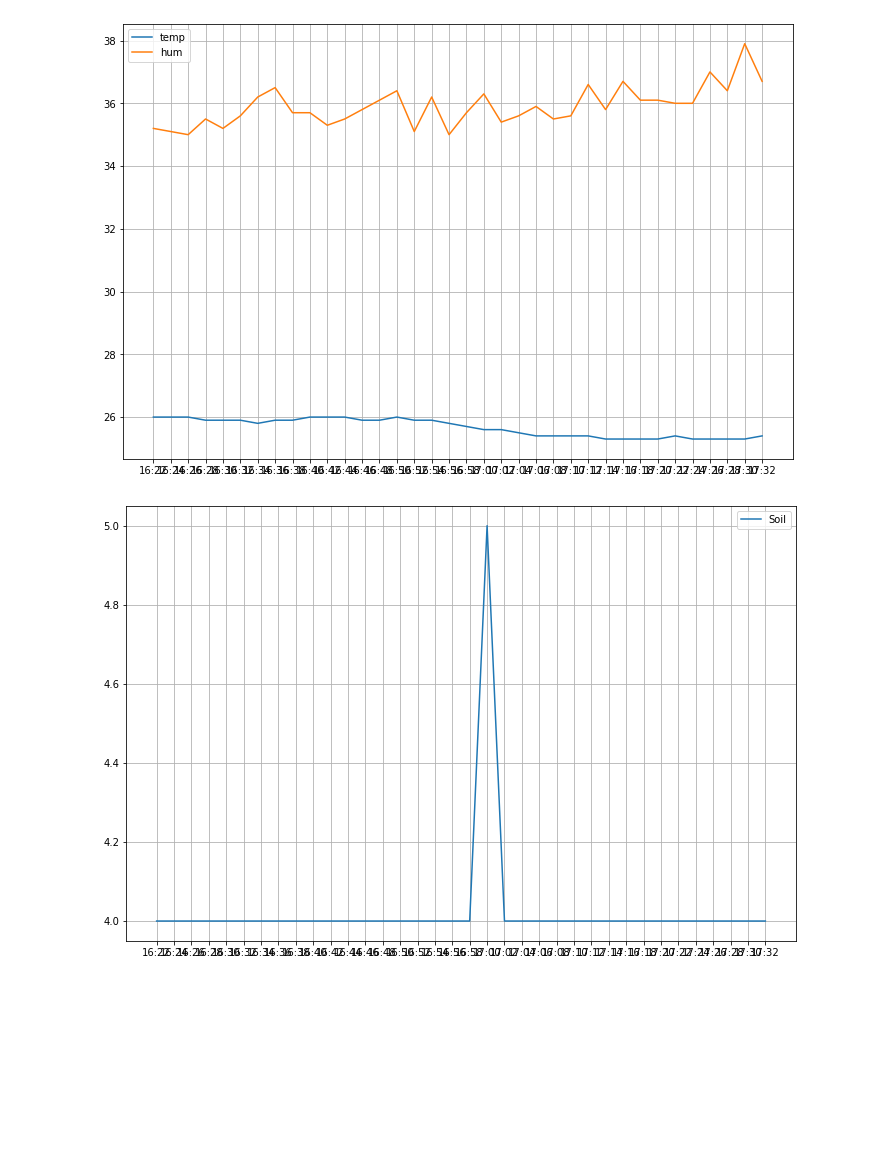
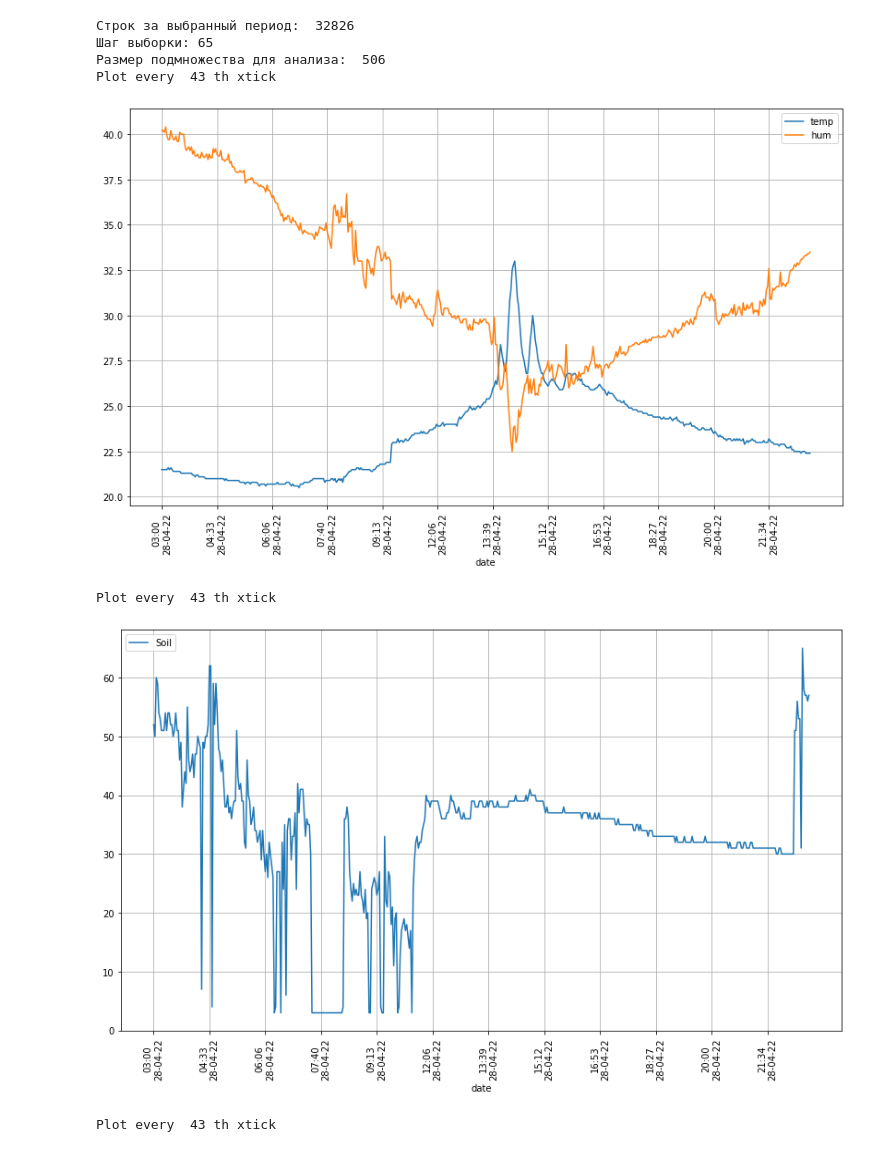
Before and after one commit to edirab/homemeteo-esp-01, a Jupyter notebook: analyze.ipynb, the cells around one changed output. Cells and saved outputs as stored; diff of their text form; code cells hidden in the pictures; blank space fills up the shorter version.

Commit message:
- Реализован  набор методов для анализа данных за произвольный период времени

```diff
--- a/analyze.ipynb
+++ b/analyze.ipynb
@@ -84,22 +130,34 @@ def plot_temp_hum(step=5):
-# %%
-plot_temp_hum(60)
-# %% [output]
-[figure, removed]
-# %%
-def plot_soil(step=1):
-    soil_min = soil[::step]
-
-    ts_min = ts[::step]
-    ts_min = [datetime.fromtimestamp(elem).strftime("%H:%M") for elem in ts_min]
-    #ts_min = list(map(datetime.fromtimestamp(elem).strftime("%H:%M"), ts_min ))
-
-    plt.figure(figsize=(12, 8))
-    plt.grid(True)
-    #plt.plot(ts[::30], lum1[::30])
-    plt.plot(ts_min, soil_min, label='Soil')
-    #plt.scatter(ts_min, soil_min, label='Soil')
-    plt.legend()
-# %%
-plot_soil(60)
-# %% [output]
-[figure, removed]
+# %%
+def statistics_for_period():
+    ts1 = datetime_to_timestamp(2022, 4, 28)
+    ts2 = datetime_to_timestamp(2022, 4, 29)
+
+    sql = "select temp, hum, soil, lum_1, lum_2, created_at from sensors_data where created_at between " \
+    + str(ts1) + " and " + str(ts2)
+    c.execute(sql)
+    data = c.fetchall()
+    n_rows = len(data)
+    print("Строк за выбранный период: ", n_rows)
+
+    step = int(n_rows / 500)
+    print("Шаг выборки:", step)
+
+    subset = data[::step]
+    print("Размер подмножества для анализа: ", len(subset))
+    p2 = Parsel(subset)
+    #print(subset[:5])
+
+    plot_temp_hum(p2, 1, 12)
+    plot_soil(p2, 1, 12)
+    plot_lum(p2, 1, 12)
+# %%
+statistics_for_period()
+# %% [output]
+Строк за выбранный период:  32826
+Шаг выборки: 65
+Размер подмножества для анализа:  506
+Plot every  43 th xtick
+[figure, added]
+Plot every  43 th xtick
+[figure, added]
+Plot every  43 th xtick
```
Also changed, not shown: parts of 18 cells of this notebook, 5 other files.
